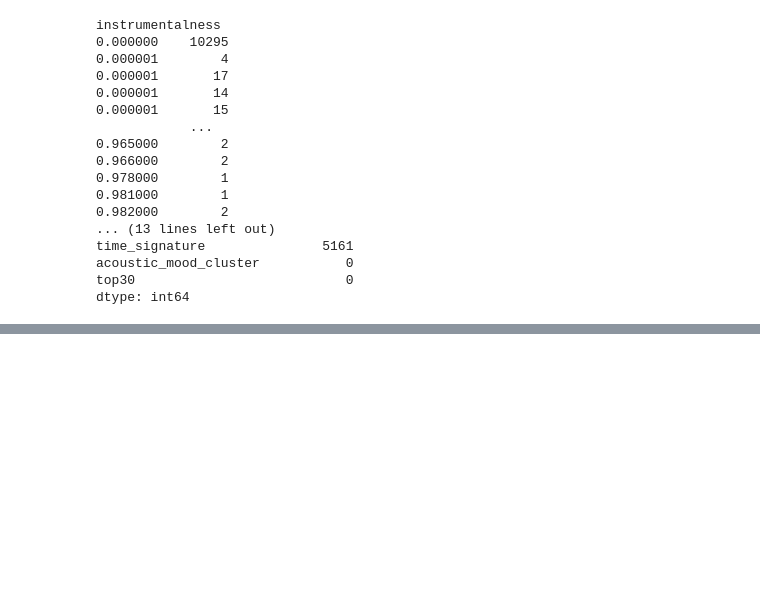
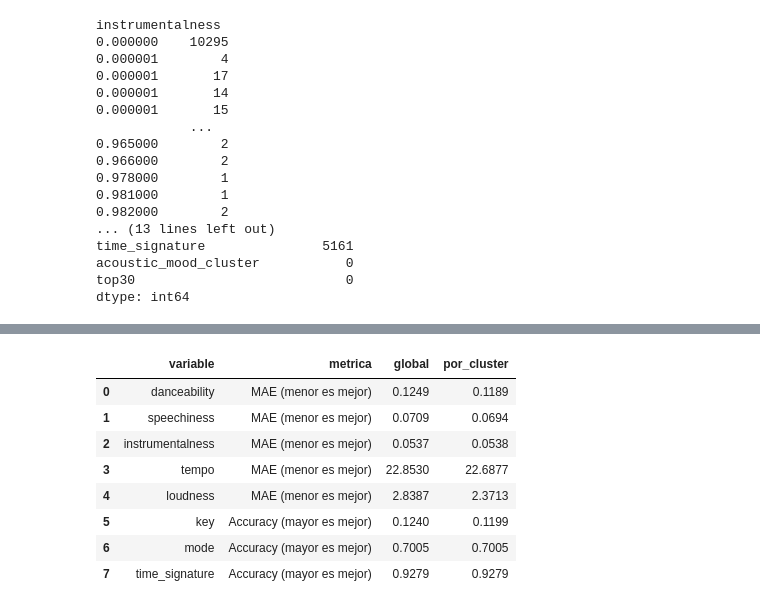
Before and after one commit to alicia-ms/Reto1_Alicia_XabierG_PIA-SAA-MIA, a Jupyter notebook: notebooks/01_analisis_exploratorio.ipynb, the cells around one changed output, grey strips where cells are left out. Saved outputs shown, nothing was run; the diff lists cells and outputs as text; code cells hidden in the pictures; blank space fills up the shorter version.

```diff
--- a/notebooks/01_analisis_exploratorio.ipynb
+++ b/notebooks/01_analisis_exploratorio.ipynb
@@ -158,0 +523,90 @@ dtype: int64
+# %%
+rng = np.random.default_rng(42)
+
+porcentaje_ocultacion = 0.20
+
+resultados = []
+
+for col in variables_media + variables_mediana + variables_moda:
+
+    indices_validos = df.index[df[col].notna()]
+
+    n_ocultar = int(len(indices_validos) * porcentaje_ocultacion)
+
+    indices_ocultos = rng.choice(
+        indices_validos,
+        size=n_ocultar,
+        replace=False
+    )
+
+    valores_reales = df.loc[indices_ocultos, col]
+
+    datos_entrenamiento = df.drop(index=indices_ocultos)
+
+    if col in variables_media:
+        valor_global = datos_entrenamiento[col].mean()
+    elif col in variables_mediana:
+        valor_global = datos_entrenamiento[col].median()
+    else:
+        moda_global = datos_entrenamiento[col].mode()
+        valor_global = moda_global.iloc[0] if not moda_global.empty else np.nan
+
+    if col in variables_media:
+        estadisticos_cluster = datos_entrenamiento.groupby(cluster_col)[col].mean()
+    elif col in variables_mediana:
+        estadisticos_cluster = datos_entrenamiento.groupby(cluster_col)[col].median()
+    else:
+        estadisticos_cluster = datos_entrenamiento.groupby(cluster_col)[col].agg(
+            lambda x: x.mode().iloc[0] if not x.mode().empty else np.nan
+        )
+
+    pred_global = pd.Series(
+        valor_global,
+        index=indices_ocultos
+    )
+
+    clusters_ocultos = df.loc[indices_ocultos, cluster_col]
+
+    pred_cluster = clusters_ocultos.map(estadisticos_cluster)
+
+    pred_cluster = pred_cluster.fillna(valor_global)
+
+    if col in variables_media + variables_mediana:
+
+        mae_global = np.mean(np.abs(valores_reales - pred_global))
+        mae_cluster = np.mean(np.abs(valores_reales - pred_cluster))
+
+        resultados.append({
+            "variable": col,
+            "metrica": "MAE (menor es mejor)",
+            "global": mae_global,
+            "por_cluster": mae_cluster
+        })
+
+    else:
+
+        accuracy_global = np.mean(valores_reales == pred_global)
+        accuracy_cluster = np.mean(valores_reales == pred_cluster)
+
+        resultados.append({
+            "variable": col,
+            "metrica": "Accuracy (mayor es mejor)",
+            "global": accuracy_global,
+            "por_cluster": accuracy_cluster
+        })
+
+resultados_df = pd.DataFrame(resultados)
+
+display(
+    resultados_df.round(4)
+)
+# %% [output]
+|  | variable | metrica | global | por_cluster |
+| 0 | danceability | MAE (menor es mejor) | 0.1249 | 0.1189 |
+| 1 | speechiness | MAE (menor es mejor) | 0.0709 | 0.0694 |
+| 2 | instrumentalness | MAE (menor es mejor) | 0.0537 | 0.0538 |
+| 3 | tempo | MAE (menor es mejor) | 22.8530 | 22.6877 |
+| 4 | loudness | MAE (menor es mejor) | 2.8387 | 2.3713 |
+| 5 | key | Accuracy (mayor es mejor) | 0.1240 | 0.1199 |
+| 6 | mode | Accuracy (mayor es mejor) | 0.7005 | 0.7005 |
+| 7 | time_signature | Accuracy (mayor es mejor) | 0.9279 | 0.9279 |
```
Also changed, not shown: parts of 17 cells of this notebook, 3 other files.
